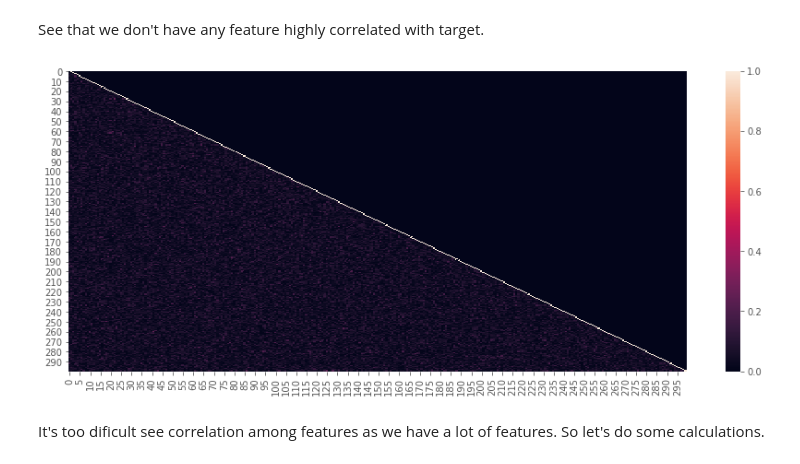
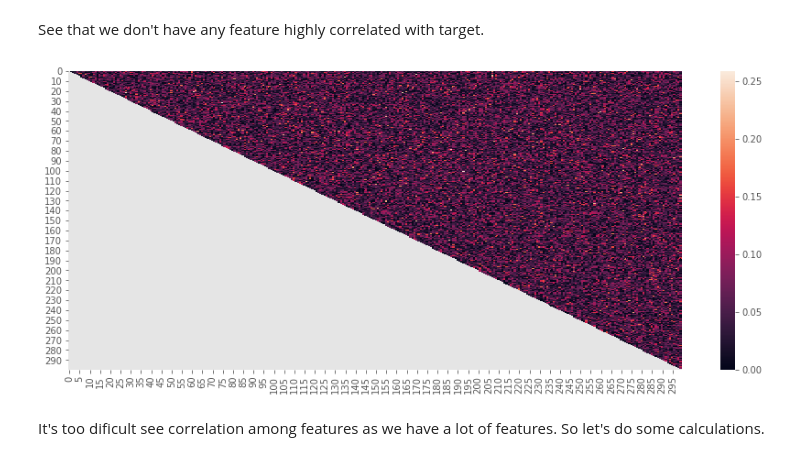
Before and after one commit to LucasSugi/data-science, a Jupyter notebook: Dont-overfit-ii/Dont-overfit-ii.ipynb, the cells around one changed output. Saved outputs shown, nothing was run; the diff lists cells and outputs as text; code cells hidden in the pictures.

Commit message:
Fix heatmap

```diff
--- a/Dont-overfit-ii/Dont-overfit-ii.ipynb
+++ b/Dont-overfit-ii/Dont-overfit-ii.ipynb
@@ -289,17 +289,17 @@ See that we don't have any feature highly correlated with target.
 # %%
 #Correlation among features
 corr_feat = df_train.select_dtypes('float').corr().abs()
 
-#lower triangular matrix
-corr_feat = np.tril(corr_feat)
+#Select upper triangle of correlation matrix
+corr_feat = corr_feat.where(np.triu(np.ones(corr_feat.shape), k=1).astype(np.bool))
 
 #Heatmap of correlations
 fig = plt.figure(figsize=(15,6))
 ax = fig.add_subplot(111)
 sns.heatmap(corr_feat,ax=ax)
 plt.show()
 # %% [output]
-[figure, old version]
+[figure, new version]
 # %% [markdown]
 It's too dificult see correlation among features as we have a lot of features. So let's do some calculations.
 # %%
```
Also changed, not shown: parts of 7 cells of this notebook.
